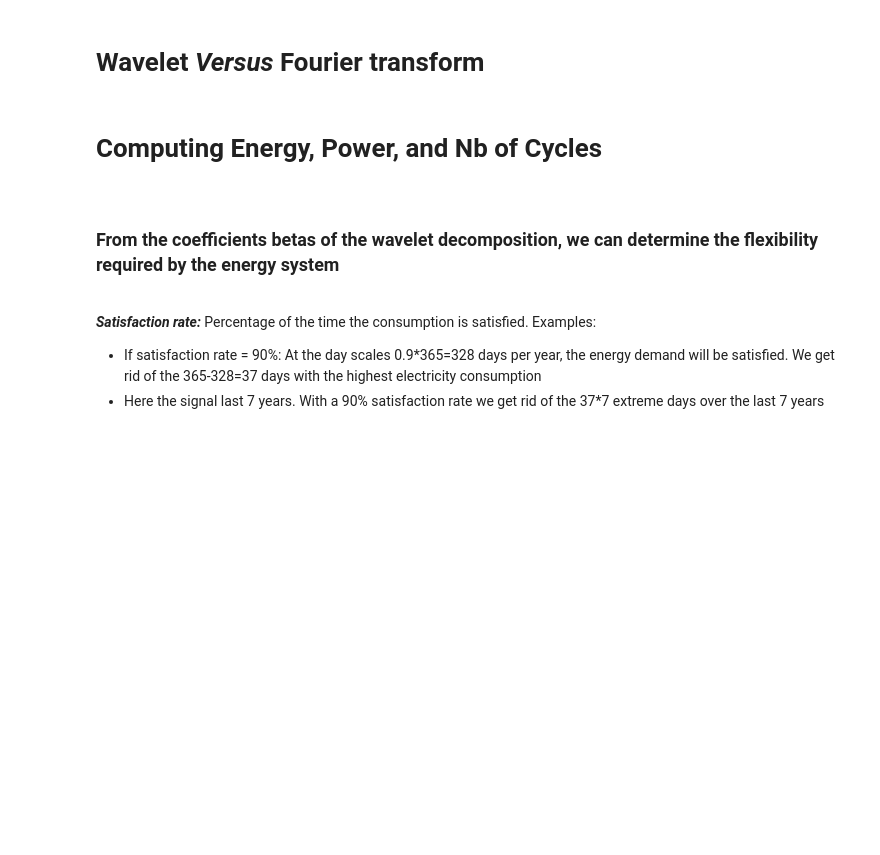
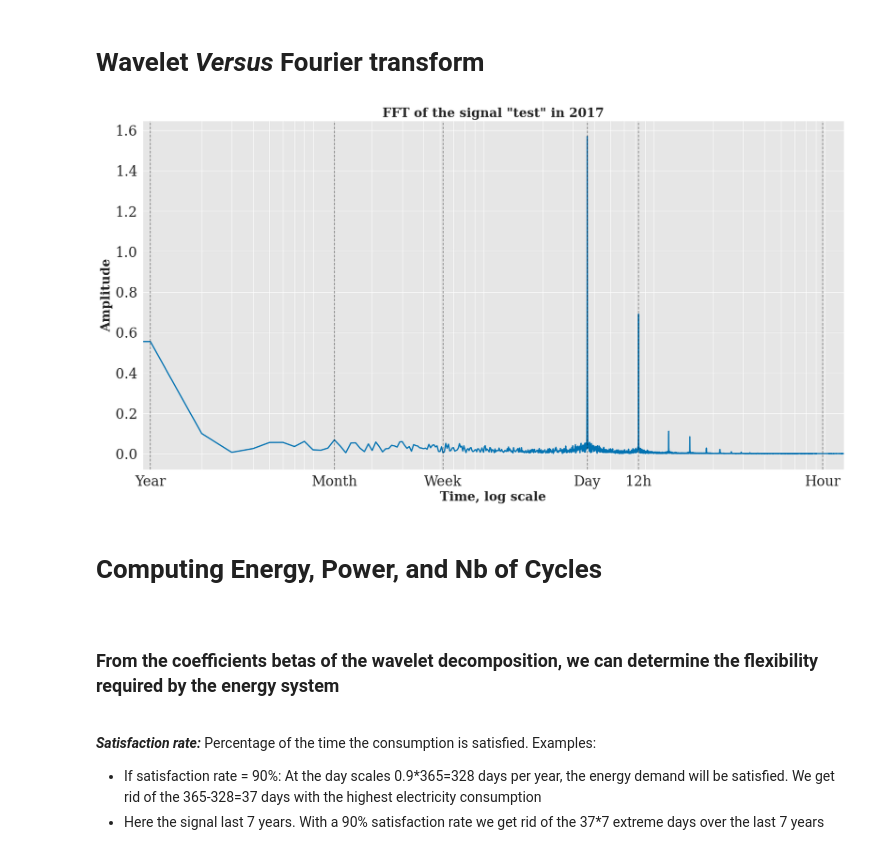
Before and after one commit to jus6du/wavelet_decomposition, a Jupyter notebook: tutorial.ipynb, the cells around one changed output. Saved outputs shown, nothing was run; the diff lists cells and outputs as text; code cells hidden in the pictures; blank space fills up the shorter version.

```diff
--- a/tutorial.ipynb
+++ b/tutorial.ipynb
@@ -246,13 +263,15 @@ plot_betas_heatmap(df, signal, year , ndpd,
 # %% [markdown]
 # Wavelet _Versus_ Fourier transform
 # %%
-year='2018' # year of the decomposition
+year='2017' # year of the decomposition
 index = years.index(year)
 
-signal = 'Consumption'
+signal = 'test'
 
-input_data = stacked_input_data[signal][signal_length*index:signal_length*(index+1)]
+input_data = PV_ts[signal_length*index:signal_length*(index+1)]
 fft(ndpd, dpy, signal, year, input_data)
+# %% [output]
+[figure, added]
 # %% [markdown]
 # Computing Energy, Power, and Nb of Cycles
 <br/>
```
Also changed, not shown: parts of 7 cells of this notebook, 8 other files.
